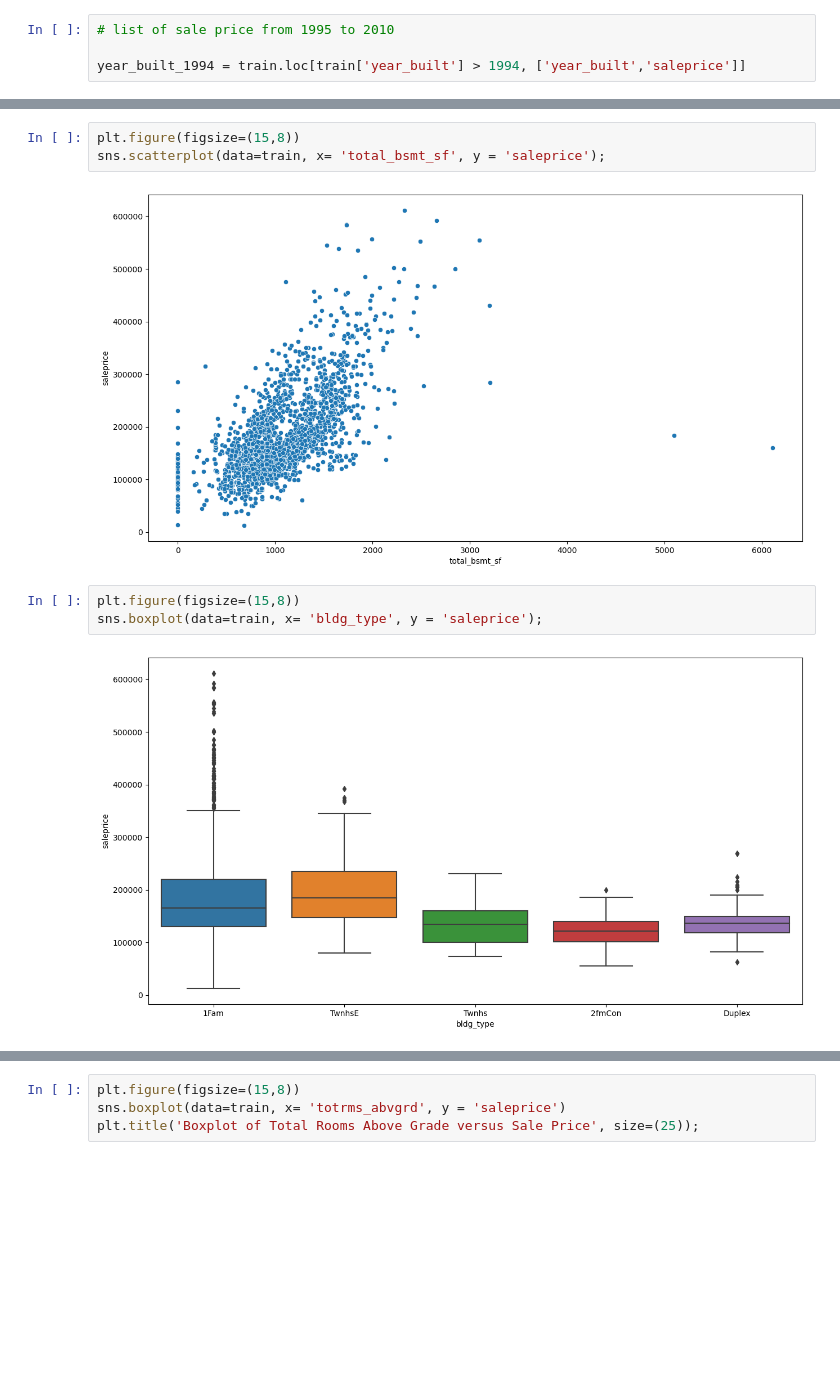
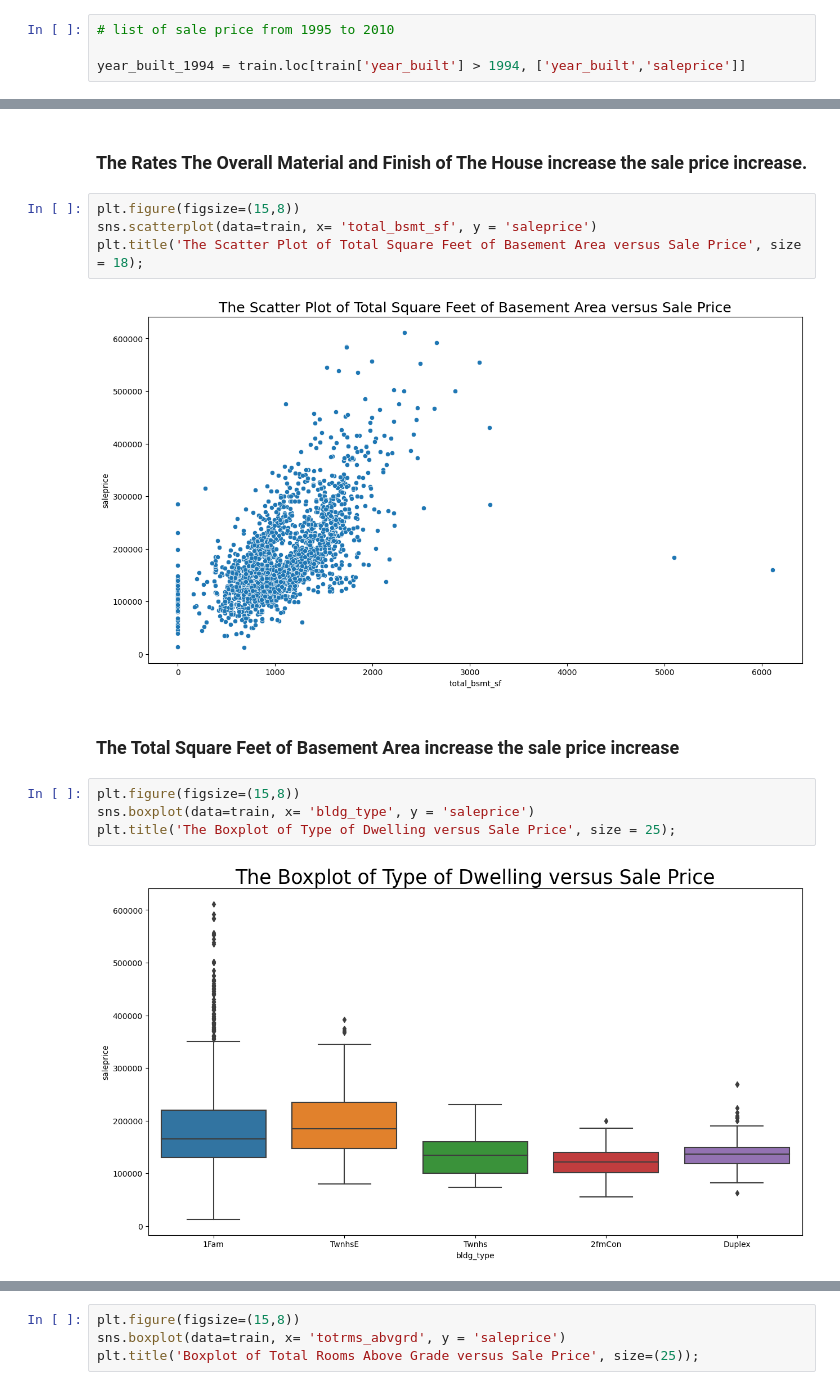
Before and after one commit to tkhong95/ames_housing_prediction, a Jupyter notebook: code/01_cleaning_eda.ipynb, the cells around one changed output, grey strips where cells are left out. Drawn from its saved outputs; the diff is of its cells as text; blank space fills up the shorter version.

```diff
--- a/code/01_cleaning_eda.ipynb
+++ b/code/01_cleaning_eda.ipynb
@@ -352,10 +370,16 @@ sns.boxplot(data=train, x= 'overall_qual', y = 'saleprice');
+# %% [markdown]
+### The Rates The Overall Material and Finish of The House increase the sale price increase.
 # %%
 plt.figure(figsize=(15,8))
-sns.scatterplot(data=train, x= 'total_bsmt_sf', y = 'saleprice');
+sns.scatterplot(data=train, x= 'total_bsmt_sf', y = 'saleprice')
+plt.title('The Scatter Plot of Total Square Feet of Basement Area versus Sale Price', size = 18);
 # %% [output]
-[figure, old version]
+[figure, new version]
+# %% [markdown]
+### The Total Square Feet of Basement Area increase the sale price increase
 # %%
 plt.figure(figsize=(15,8))
-sns.boxplot(data=train, x= 'bldg_type', y = 'saleprice');
+sns.boxplot(data=train, x= 'bldg_type', y = 'saleprice')
+plt.title('The Boxplot of Type of Dwelling versus Sale Price', size = 25);
 # %% [output]
-[figure, old version]
+[figure, new version]
```
Also changed, not shown: parts of 30 cells of this notebook, 1 other file.
